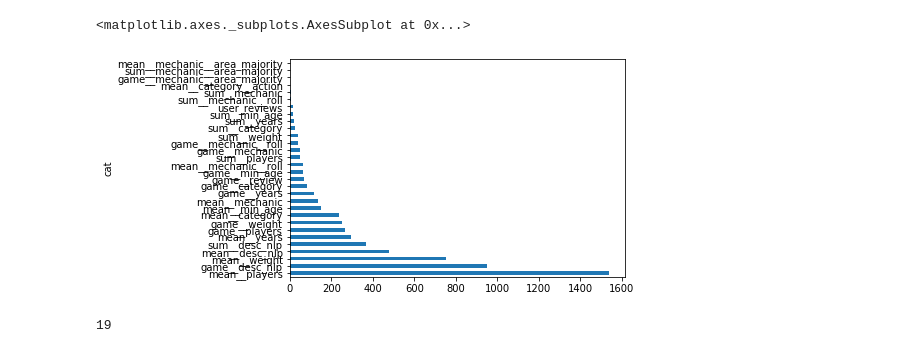
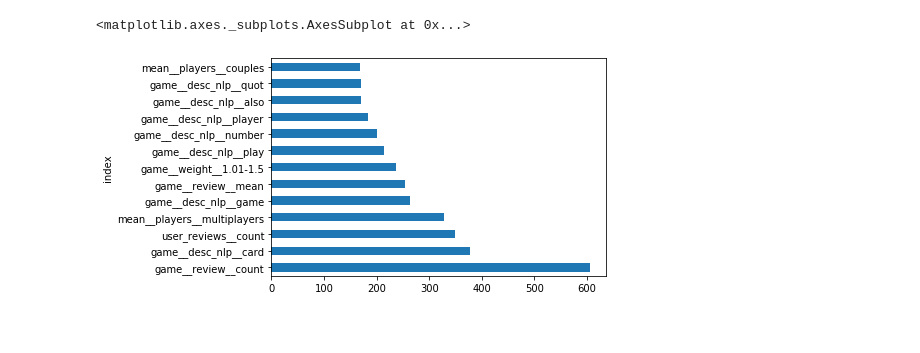
Before and after one commit to guruyaya/bgg-recommandation-model, a Jupyter notebook: exploring_model.ipynb, the cells around one changed output. Saved outputs shown, nothing was run; the diff lists cells and outputs as text; code cells hidden in the pictures.

Commit message:
exploring model notebook

```diff
--- a/exploring_model.ipynb
+++ b/exploring_model.ipynb
@@ -4,0 +78,12 @@ from matplotlib import pyplot
+# %%
+from prepare_comments import get_pipeline
+pipeline = get_pipeline('models/encoded_games_detailed_info.fethear')
+
+train_y = sample_train['rating']
+test_y = sample_test['rating']
+
+train_X = pipeline.fit_transform(sample_train.drop('rating', axis=1), train_y)
+test_X = pipeline.transform(sample_test.drop('rating', axis=1))
+
+train_X = pd.DataFrame(train_X, columns=pipeline.steps[-1][1].get_feature_names())
+test_X = pd.DataFrame(test_X, columns=pipeline.steps[-1][1].get_feature_names())
@@ -26,17 +183,12 @@ df
 # %%
 f_score = model.get_fscore()
-f_score = dict([ (df.columns[ int(key.replace('f', '')) ], int(value)) for key, value in f_score.items() ])
+f_score = dict([ (train_X.columns[ int(key.replace('f', '')) ], int(value)) for key, value in f_score.items() ])
 f_score = pd.Series(f_score).sort_values(ascending=False)
 # %%
 df_f_score = f_score.to_frame().reset_index()
-df_f_score['cat'] = df_f_score['index'].str.split('__').str[0:-1].str.join('__')
 df_f_score = df_f_score.rename({0: 'power'}, axis=1)
 # %%
-df_f_score.groupby('cat').sum()['power'].sort_values(ascending=False).plot.barh()
+df_f_score.groupby('index').sum()['power'].sort_values(ascending=False).head(13).plot.barh()
 # %% [output]
 <matplotlib.axes._subplots.AxesSubplot at 0x...>
-[figure, old version]
+[figure, new version]
-# %%
-f_score['game__review__mean']
-# %% [output]
-19
```
Also changed, not shown: parts of 31 cells of this notebook.
